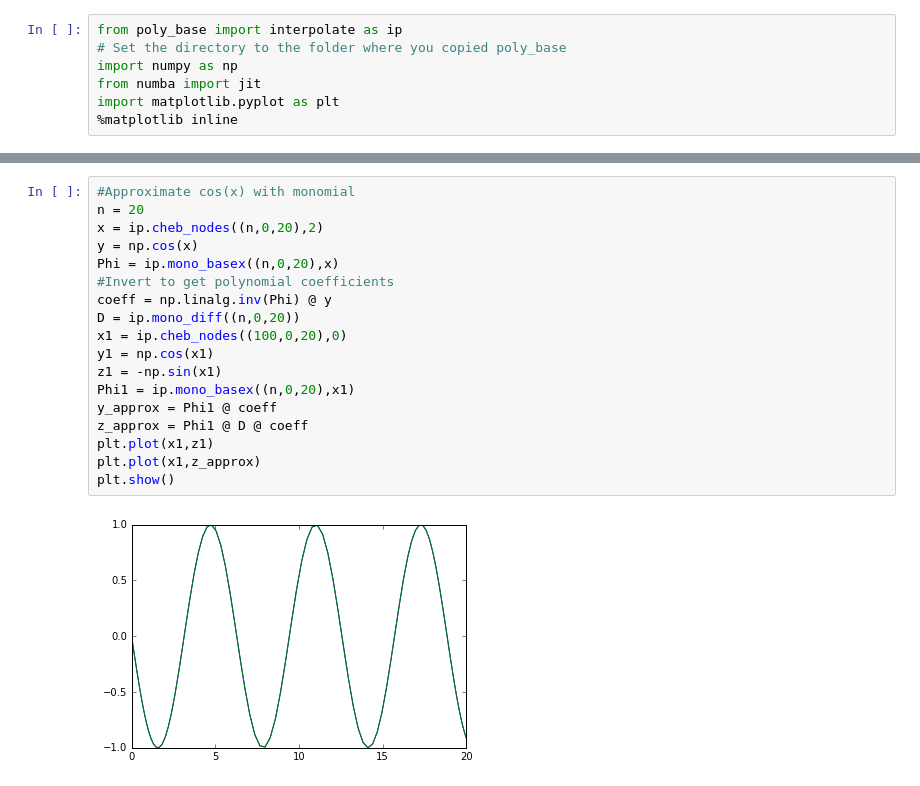
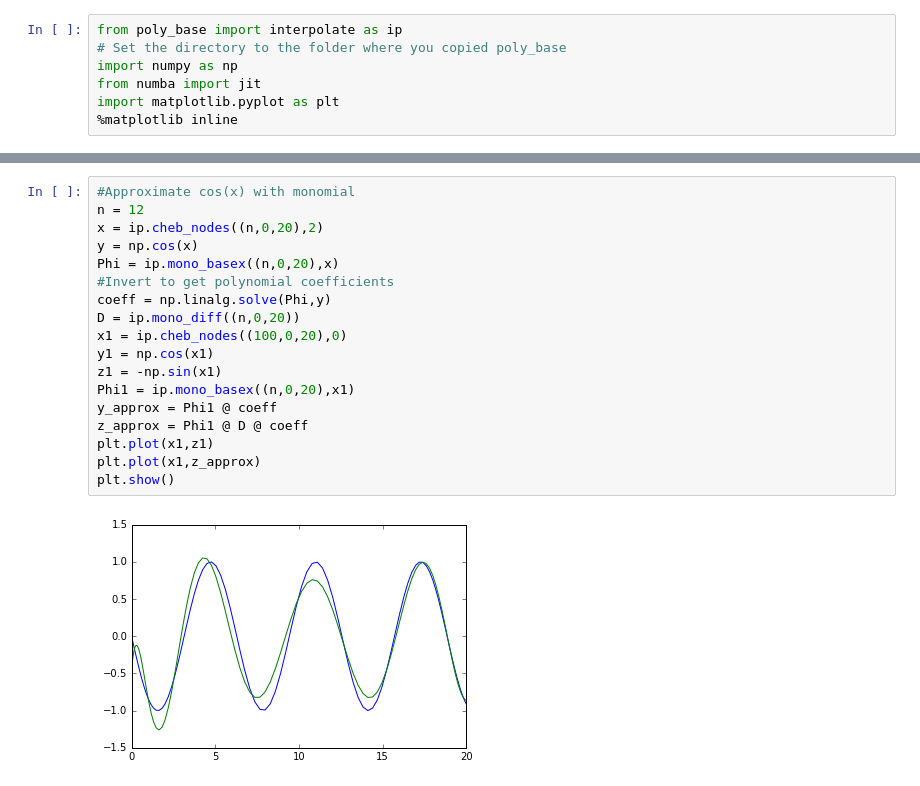
Before and after one commit to lt1245/poly_base, a Jupyter notebook: Tests.ipynb, the cells around one changed output, grey strips where cells are left out. Saved outputs shown, nothing was run; the diff lists cells and outputs as text.

```diff
--- a/Tests.ipynb
+++ b/Tests.ipynb
@@ -47,23 +51,23 @@ plt.show()
 # %%
 #Approximate cos(x) with monomial
-n = 20
+n = 12
 x = ip.cheb_nodes((n,0,20),2)
 y = np.cos(x)
 Phi = ip.mono_basex((n,0,20),x)
 #Invert to get polynomial coefficients
-coeff = np.linalg.inv(Phi) @ y
+coeff = np.linalg.solve(Phi,y)
 D = ip.mono_diff((n,0,20))
 x1 = ip.cheb_nodes((100,0,20),0)
 y1 = np.cos(x1)
 z1 = -np.sin(x1)
 Phi1 = ip.mono_basex((n,0,20),x1)
 y_approx = Phi1 @ coeff
 z_approx = Phi1 @ D @ coeff
 plt.plot(x1,z1)
 plt.plot(x1,z_approx)
 plt.show()
 # %% [output]
-[figure, old version]
+[figure, new version]
 # %%
 #Approximate cos(x) with cubic splines and pres-pecified knots
 n = 9
```
Also changed, not shown: parts of 7 cells of this notebook.
